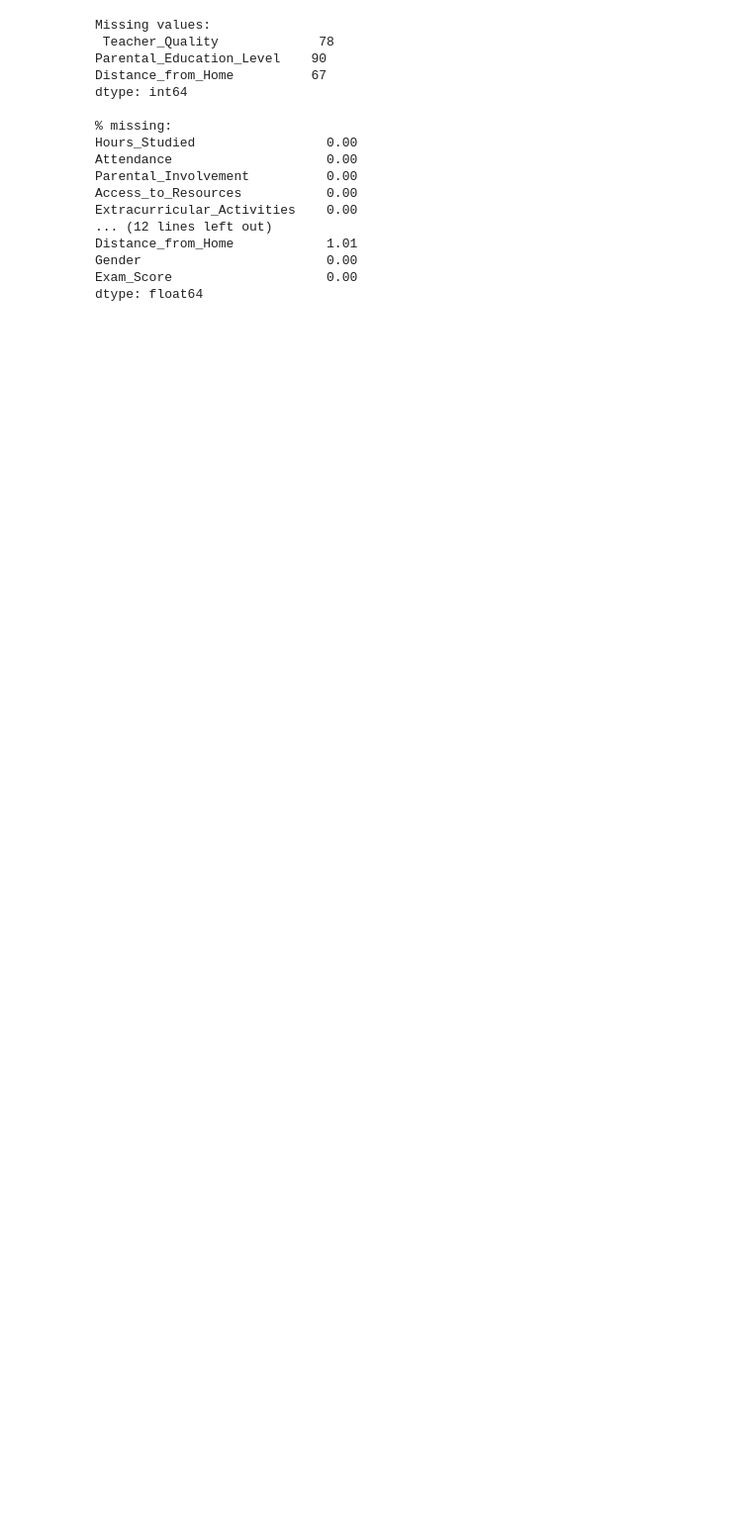
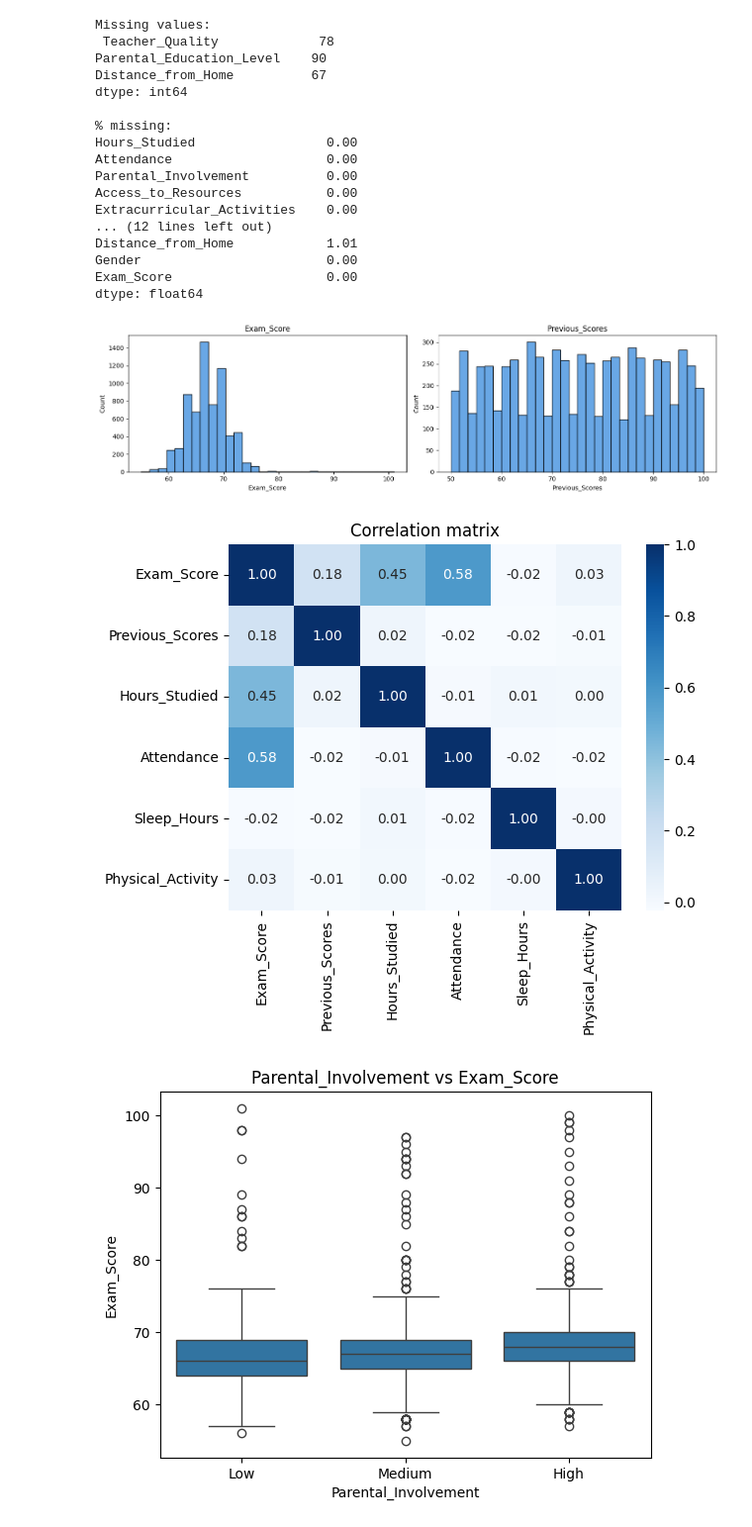
Before and after one commit to hiepvasc/hocsau, a Jupyter notebook: baitap_homay.ipynb, the cells around one changed output. Shown at 99% size. Saved outputs shown, nothing was run; the diff lists cells and outputs as text; code cells hidden in the pictures; blank space fills up the shorter version.

```diff
--- a/baitap_homay.ipynb
+++ b/baitap_homay.ipynb
@@ -34,3 +34,32 @@ Distance_from_Home            1.01
 Gender                        0.00
 Exam_Score                    0.00
 dtype: float64
+# %%
+# EDA — phân phối và tương quan
+
+fig, axes = plt.subplots(1, 2, figsize=(14, 4))
+for ax, col in zip(axes, ['Exam_Score', 'Previous_Scores']):
+    sns.histplot(df[col].dropna(), bins=30, ax=ax, color='#378ADD')
+    ax.set_title(col)
+plt.tight_layout()
+plt.show()
+
+# Using relevant numerical columns for correlation matrix
+num_cols = ['Exam_Score', 'Previous_Scores', 'Hours_Studied', 'Attendance', 'Sleep_Hours', 'Physical_Activity']
+sns.heatmap(df[num_cols].corr(), annot=True, fmt='.2f', cmap='Blues')
+plt.title('Correlation matrix')
+plt.show()
+
+# Using 'Parental_Involvement' as a categorical variable against 'Exam_Score'
+sns.boxplot(data=df, x='Parental_Involvement', y='Exam_Score')
+plt.title('Parental_Involvement vs Exam_Score')
+plt.show()
+
+# Using 'Parental_Education_Level' against 'Exam_Score'
+df.groupby('Parental_Education_Level')['Exam_Score'].mean().sort_values().plot(kind='barh')
+plt.title('Mean Exam_Score theo Parental_Education_Level')
+plt.show()
+# %% [output]
+[figure, added]
+[figure, added]
+[figure, added]
```
Also changed, not shown: parts of 3 cells of this notebook.
